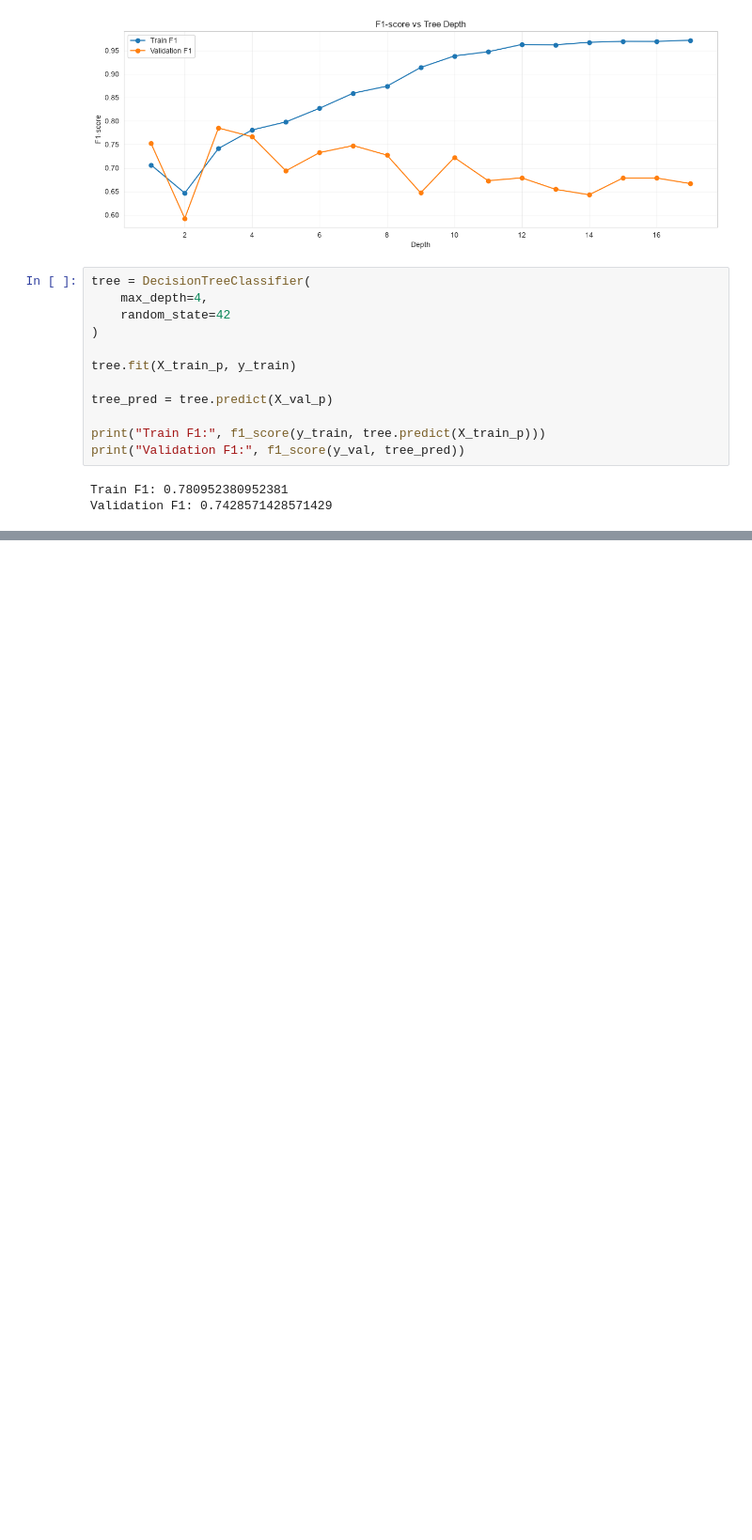
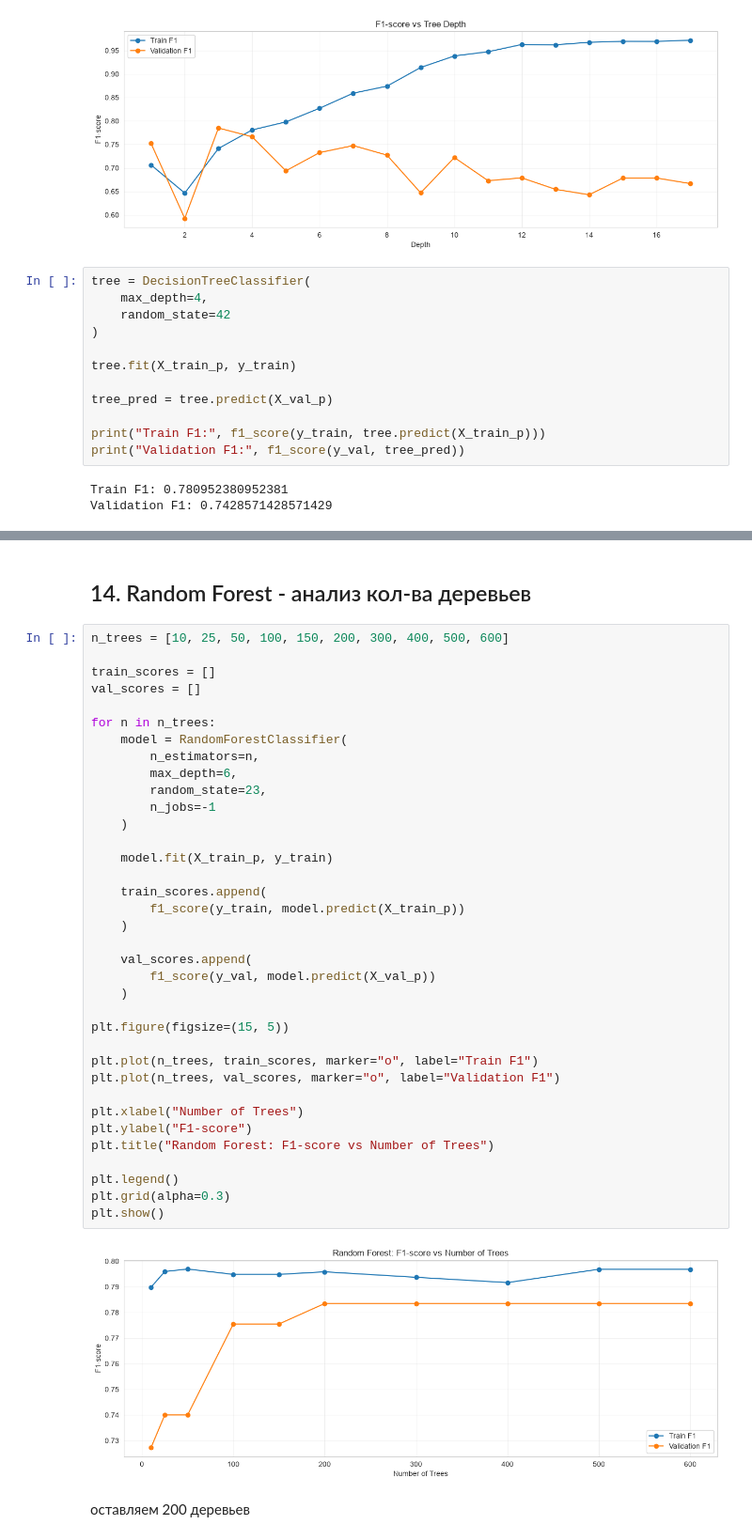
Before and after one commit to ArtYou23/ml_course_mai, a Jupyter notebook: classification/titanic.ipynb, the cells around one changed output, grey strips where cells are left out. Shown at 94% size. Drawn from its saved outputs; the diff is of its cells as text; blank space fills up the shorter version.

```diff
--- a/classification/titanic.ipynb
+++ b/classification/titanic.ipynb
@@ -277,0 +354,42 @@ Validation F1: 0.7428571428571429
+# %% [markdown]
+## 14. Random Forest - анализ кол-ва деревьев
+# %%
+n_trees = [10, 25, 50, 100, 150, 200, 300, 400, 500, 600]
+
+train_scores = []
+val_scores = []
+
+for n in n_trees:
+    model = RandomForestClassifier(
+        n_estimators=n,
+        max_depth=6,
+        random_state=23,
+        n_jobs=-1
+    )
+
+    model.fit(X_train_p, y_train)
+
+    train_scores.append(
+        f1_score(y_train, model.predict(X_train_p))
+    )
+
+    val_scores.append(
+        f1_score(y_val, model.predict(X_val_p))
+    )
+
+plt.figure(figsize=(15, 5))
+
+plt.plot(n_trees, train_scores, marker="o", label="Train F1")
+plt.plot(n_trees, val_scores, marker="o", label="Validation F1")
+
+plt.xlabel("Number of Trees")
+plt.ylabel("F1-score")
+plt.title("Random Forest: F1-score vs Number of Trees")
+
+plt.legend()
+plt.grid(alpha=0.3)
+plt.show()
+# %% [output]
+[figure, added]
+# %% [markdown]
+оставляем 200 деревьев
```
Also changed, not shown: parts of 27 cells of this notebook.
